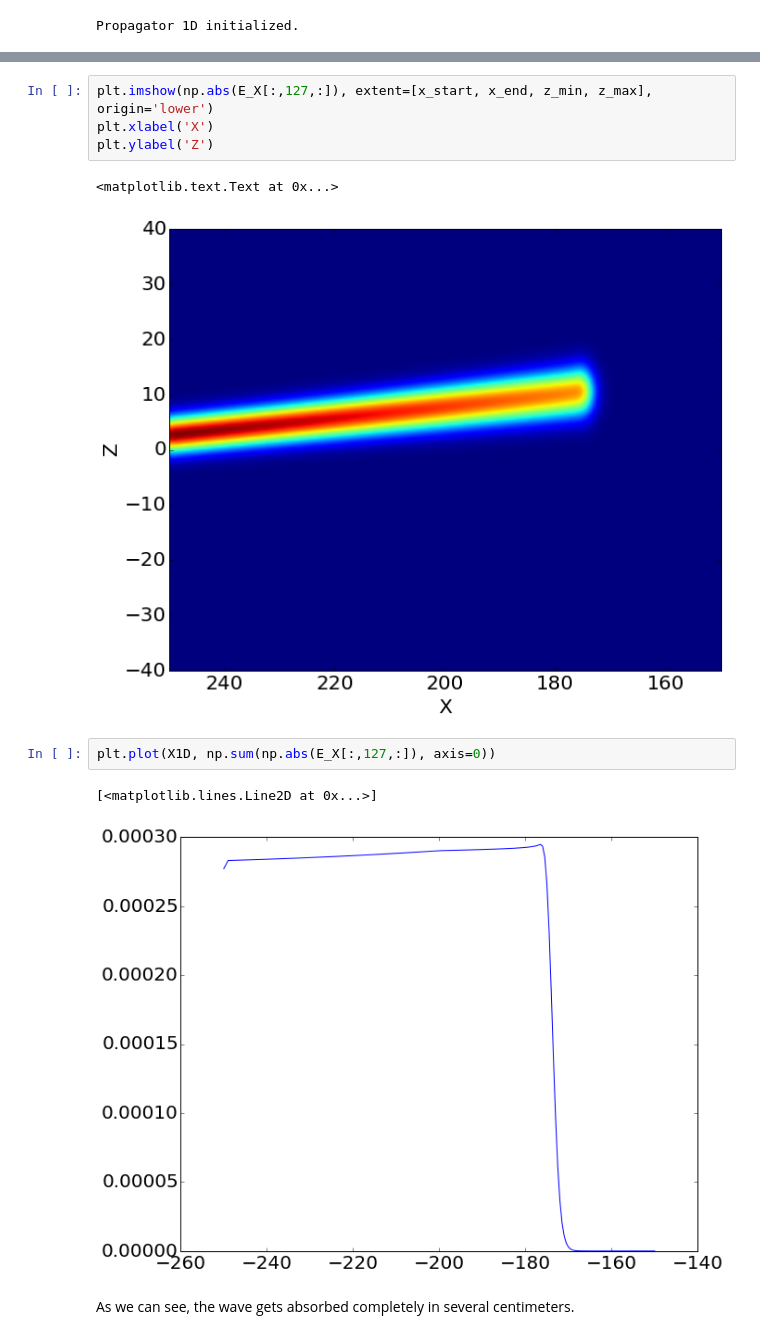
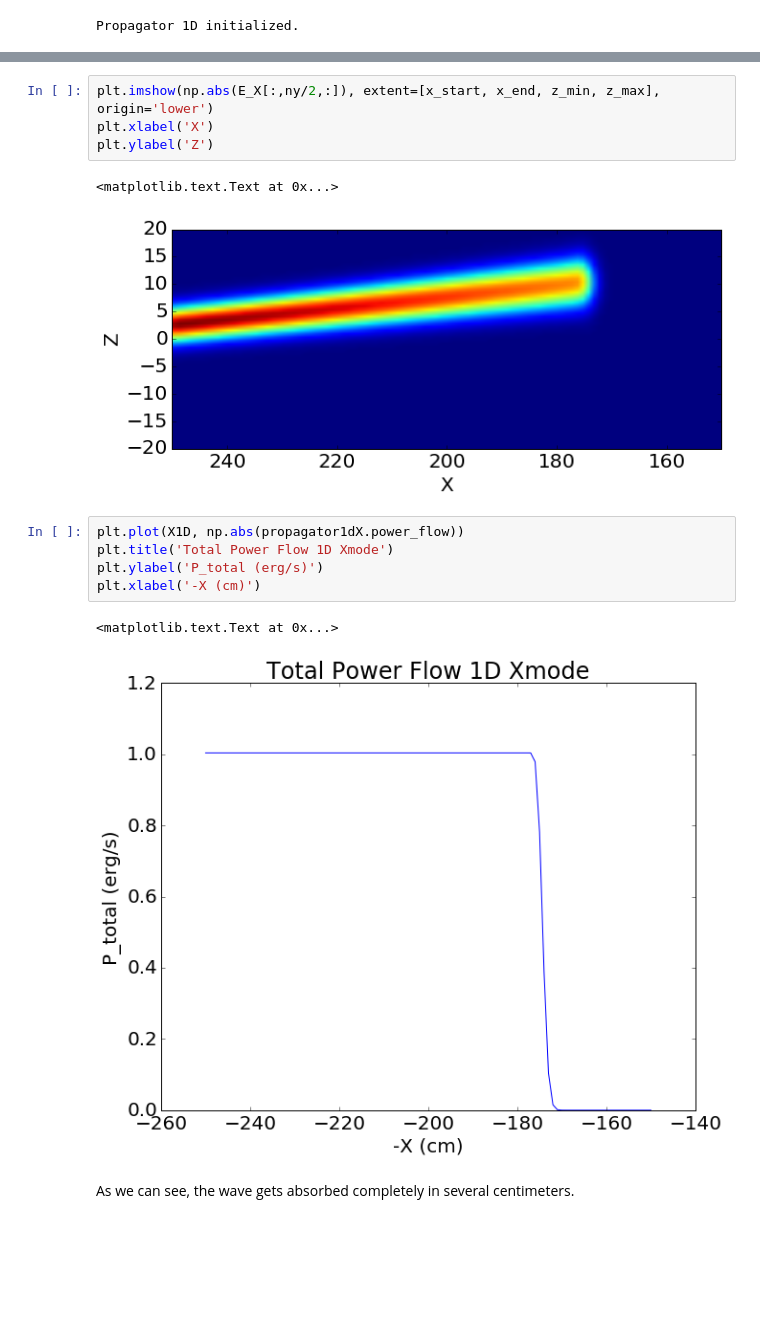
Before and after one commit to LeiShi/Synthetic-Diagnostics-Platform, a Jupyter notebook: Demo/Introduction to FPSDP_Models_Waves_Propagator.ipynb, the cells around one changed output, grey strips where cells are left out. Drawn from its saved outputs; the diff is of its cells as text; blank space fills up the shorter version.

```diff
--- a/Demo/Introduction to FPSDP_Models_Waves_Propagator.ipynb
+++ b/Demo/Introduction to FPSDP_Models_Waves_Propagator.ipynb
@@ -309,15 +331,18 @@ E_X = propagator1dX.propagate(omega, x_start, x_end, nx, E_start, Y1D, Z1D, time
 # %%
-plt.imshow(np.abs(E_X[:,127,:]), extent=[x_start, x_end, z_min, z_max], origin='lower')
+plt.imshow(np.abs(E_X[:,ny/2,:]), extent=[x_start, x_end, z_min, z_max], origin='lower')
 plt.xlabel('X')
 plt.ylabel('Z')
 # %% [output]
 <matplotlib.text.Text at 0x...>
-[figure, old version]
+[figure, new version]
-# %%
-plt.plot(X1D, np.sum(np.abs(E_X[:,127,:]), axis=0))
-# %% [output]
-[<matplotlib.lines.Line2D at 0x...>]
-[figure, removed]
+# %%
+plt.plot(X1D, np.abs(propagator1dX.power_flow))
+plt.title('Total Power Flow 1D Xmode')
+plt.ylabel('P_total (erg/s)')
+plt.xlabel('-X (cm)')
+# %% [output]
+<matplotlib.text.Text at 0x...>
+[figure, added]
 # %% [markdown]
 As we can see, the wave gets absorbed completely in several centimeters.
 # %% [markdown]
```
Also changed, not shown: parts of 11 cells of this notebook.
